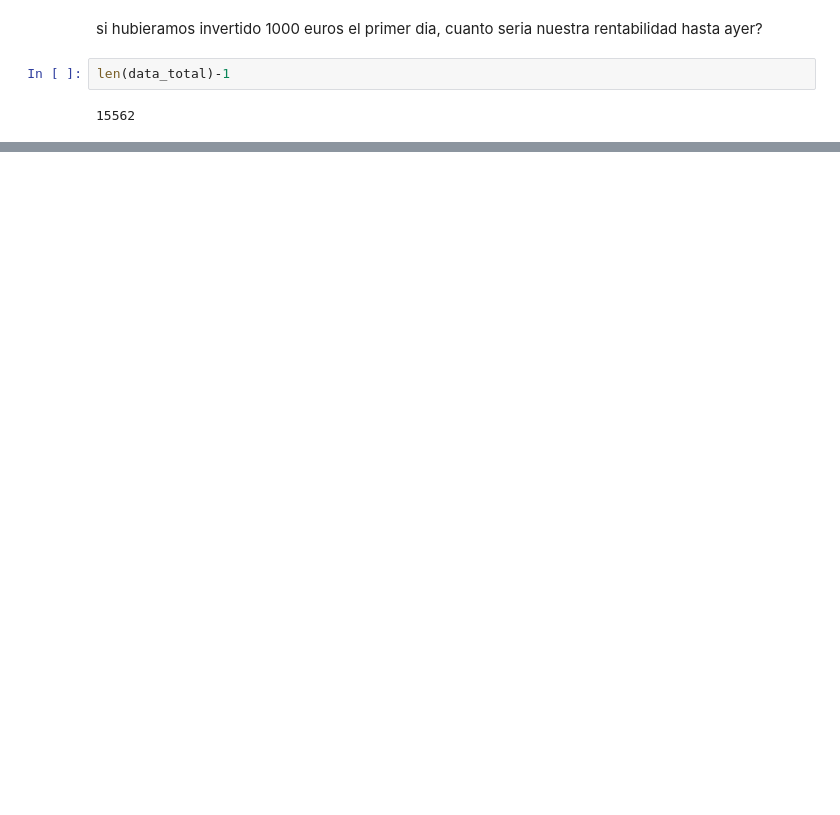
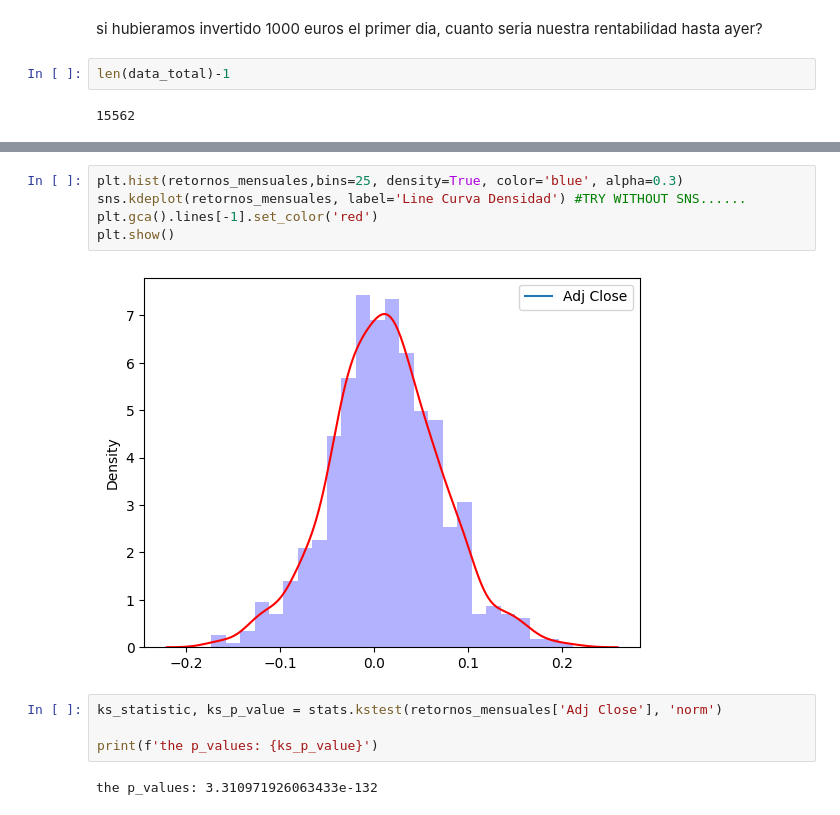
Before and after one commit to venidaydream/Intro_to_Big_Data, a Jupyter notebook: ejercicio_retornos.ipynb, the cells around one changed output, grey strips where cells are left out. Saved outputs shown, nothing was run; the diff lists cells and outputs as text; blank space fills up the shorter version.

```diff
--- a/ejercicio_retornos.ipynb
+++ b/ejercicio_retornos.ipynb
@@ -161,0 +221,13 @@ dtype: float64
+# %%
+plt.hist(retornos_mensuales,bins=25, density=True, color='blue', alpha=0.3)
+sns.kdeplot(retornos_mensuales, label='Line Curva Densidad') #TRY WITHOUT SNS......
+plt.gca().lines[-1].set_color('red')
+plt.show()
+# %% [output]
+[figure, added]
+# %%
+ks_statistic, ks_p_value = stats.kstest(retornos_mensuales['Adj Close'], 'norm')
+
+print(f'the p_values: {ks_p_value}')
+# %% [output]
+the p_values: 3.310971926063433e-132
```
Also changed, not shown: parts of 26 cells of this notebook.
